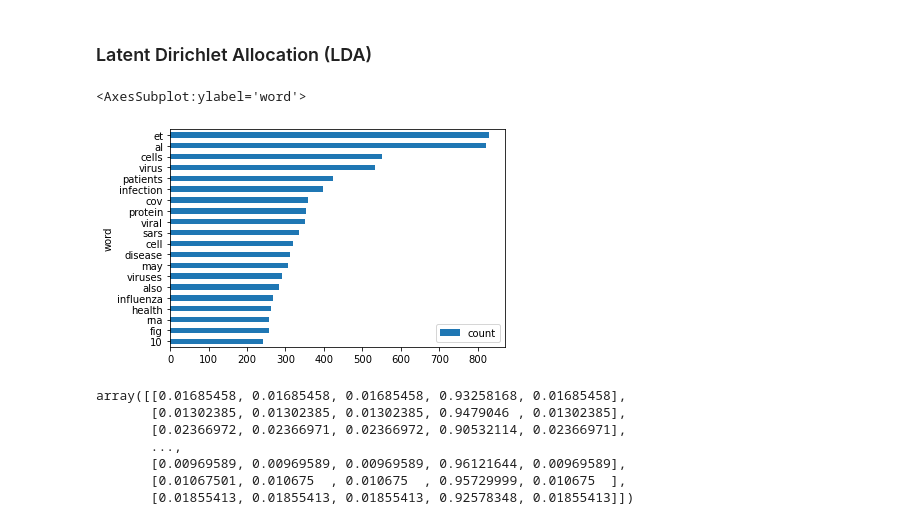
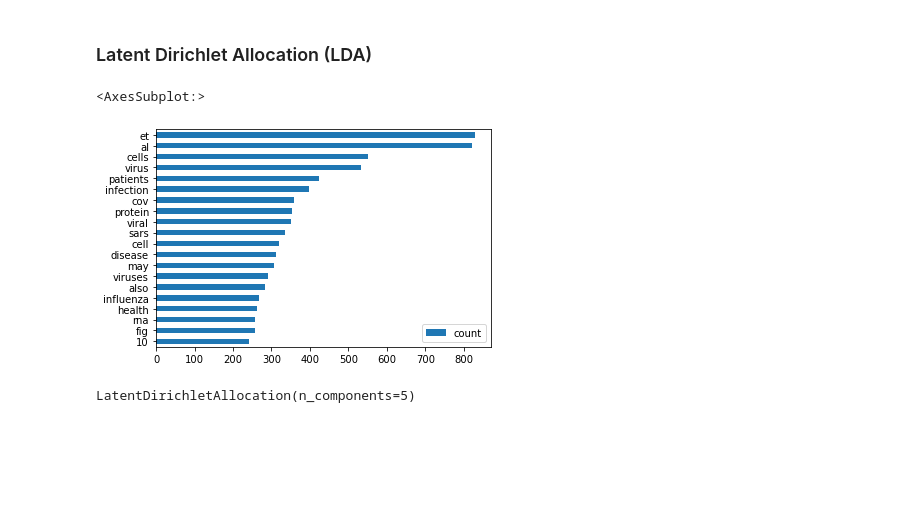
Before and after one commit to cjmwills/mat099-dissertation, a Jupyter notebook: lda.ipynb, the cells around one changed output. Saved outputs shown, nothing was run; the diff lists cells and outputs as text; code cells hidden in the pictures; blank space fills up the shorter version.

```diff
--- a/lda.ipynb
+++ b/lda.ipynb
@@ -3,3 +14,11 @@
+# %%
+data = pd.read_csv("Data/clean_pmc.csv")#, nrows=10000)
+# %%
+data_cleaned = data[data['text'].apply(lambda x: bool(re.match('.*[a-zA-Z]+', x)))]
+lang = pd.read_csv("Data/predicted_lang.csv", index_col=0).squeeze()
+data_eng = data_cleaned[lang == 'en']
+# reset index for use in pd.iterrows()
+data_eng = data_eng.reset_index()
 # %%
 stopwords=set(nltk.corpus.stopwords.words('english'))
 # %%
@@ -7,21 +26,15 @@ vectorizer = TfidfVectorizer(strip_accents='ascii', stop_words=stopwords)
 data_vectorized = vectorizer.fit_transform(data_eng['text'])
 # %%
 word_count = pd.DataFrame({'word': vectorizer.get_feature_names(), 'count': np.asarray(data_vectorized.sum(axis=0))[0]})
-word_count.sort_values('count', ascending=False).set_index('word')[:20].sort_values('count', ascending=True).plot(kind='barh')
+word_count.sort_values('count', ascending=False).set_index('word')[:20].sort_values('count', ascending=True).plot(kind='barh', xlabel='')
 # %% [output]
-<AxesSubplot:ylabel='word'>
+<AxesSubplot:>
-[figure, old version]
+[figure, new version]
 # %%
 lda = LatentDirichletAllocation(n_components=5)
-lda.fit_transform(data_vectorized)
+lda.fit(data_vectorized)
 # %% [output]
-array([[0.01685458, 0.01685458, 0.01685458, 0.93258168, 0.01685458],
-       [0.01302385, 0.01302385, 0.01302385, 0.9479046 , 0.01302385],
-       [0.02366972, 0.02366971, 0.02366972, 0.90532114, 0.02366971],
-       ...,
-       [0.00969589, 0.00969589, 0.00969589, 0.96121644, 0.00969589],
-       [0.01067501, 0.010675  , 0.010675  , 0.95729999, 0.010675  ],
-       [0.01855413, 0.01855413, 0.01855413, 0.92578348, 0.01855413]])
+LatentDirichletAllocation(n_components=5)
 # %%
 # taken from https://www.kaggle.com/danielwolffram/topic-modeling-finding-related-articles#Latend-Dirichlet-Allocation
 for topic_idx, topic in enumerate(lda.components_):
```
Also changed, not shown: parts of 2 cells of this notebook, 1 other file.
